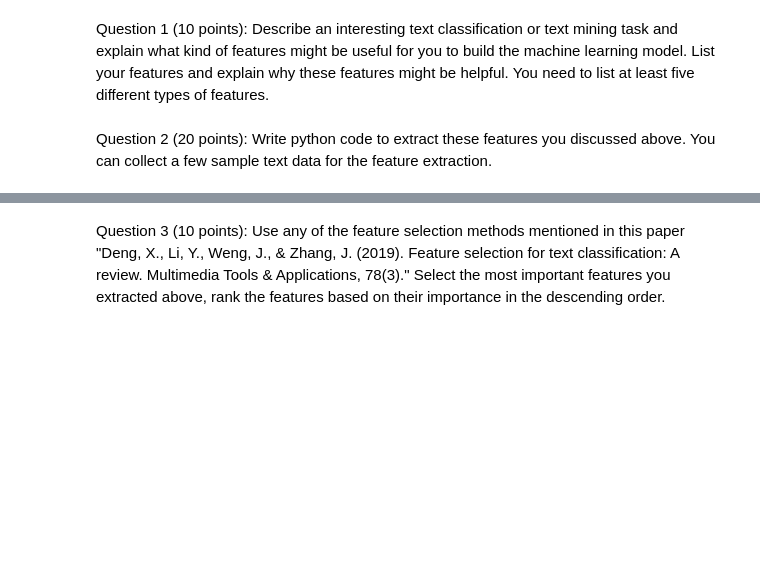
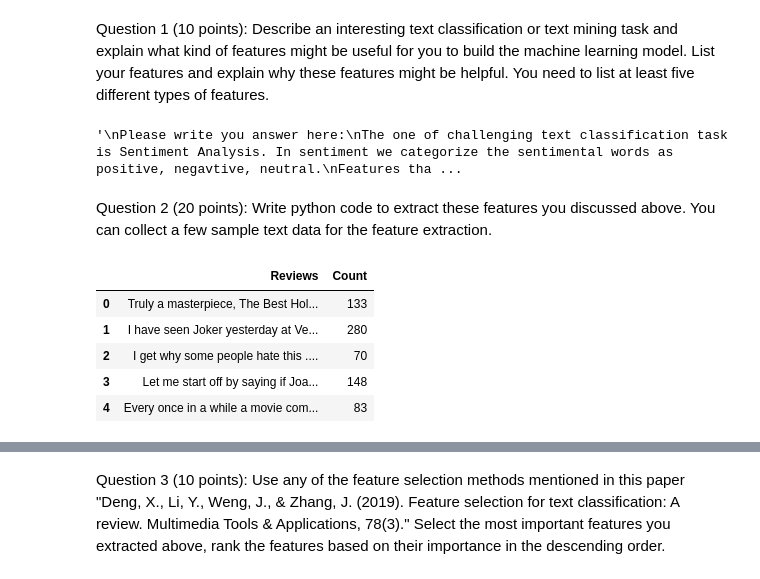
Before and after one commit to MounishaChalasani/MounishaChalasani-INFO5731_Assignment_One_fall2022, a Jupyter notebook: In_class_exercise_03_10062022.ipynb, the cells around one changed output, grey strips where cells are left out. Drawn from its saved outputs; the diff is of its cells as text; code cells hidden in the pictures; blank space fills up the shorter version.

```diff
--- a/In_class_exercise_03_10062022.ipynb
+++ b/In_class_exercise_03_10062022.ipynb
@@ -11,11 +11,13 @@ Question 1 (10 points): Describe an interesting text classification or text mini
 
 '''
 Please write you answer here:
-
-
-
-
+The one of challenging text classification task is Sentiment Analysis. In sentiment we categorize the sentimental words as positive, negavtive, neutral.
+Features that used for building the model are:
+  Entity Features
+  Word feature extraction
 
 '''
+# %% [output]
+'\nPlease write you answer here:\nThe one of challenging text classification task is Sentiment Analysis. In sentiment we categorize the sentimental words as positive, negavtive, neutral.\nFeatures tha ...
 # %% [markdown]
 Question 2 (20 points): Write python code to extract these features you discussed above. You can collect a few sample text data for the feature extraction.
@@ -23,0 +24,31 @@ Question 2 (20 points): Write python code to extract these features you discusse
+# %%
+# You code here (Please add comments in the code):
+
+import nltk
+from bs4 import BeautifulSoup as bs
+import pandas as pd
+import requests as req
+
+comments = 'https://www.imdb.com/title/tt7286456/reviews'
+data = pd.DataFrame(columns=['Review'])
+request = req.get(comments).text
+soup = bs(request,'html.parser')
+
+reviews_df = soup.find_all('div', attrs={'class' : 'text show-more__control'})
+
+list = []
+for i in range(len(reviews_df)):
+    list.append(reviews_df[i].get_text())
+
+ #to get word count
+data['Reviews'] = list
+data['Count'] = data['Reviews'].apply(lambda x: len(str(x).split(" ")))
+data = data[['Reviews','Count']]
+data.head()
+# %% [output]
+|  | Reviews | Count |
+| 0 | Truly a masterpiece, The Best Hol... | 133 |
+| 1 | I have seen Joker yesterday at Ve... | 280 |
+| 2 | I get why some people hate this .... | 70 |
+| 3 | Let me start off by saying if Joa... | 148 |
+| 4 | Every once in a while a movie com... | 83 |
```
Also changed, not shown: parts of 6 cells of this notebook.
